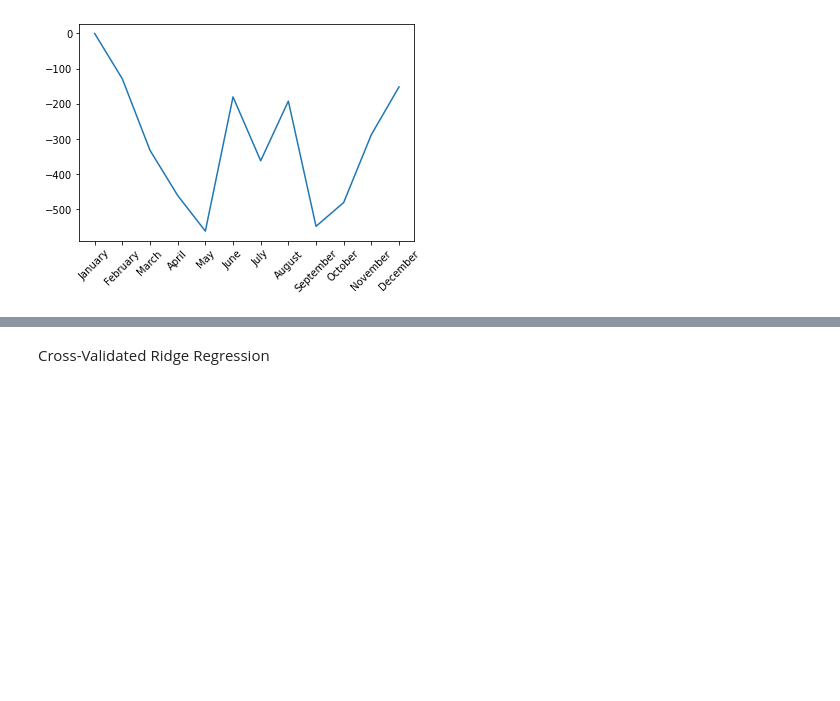
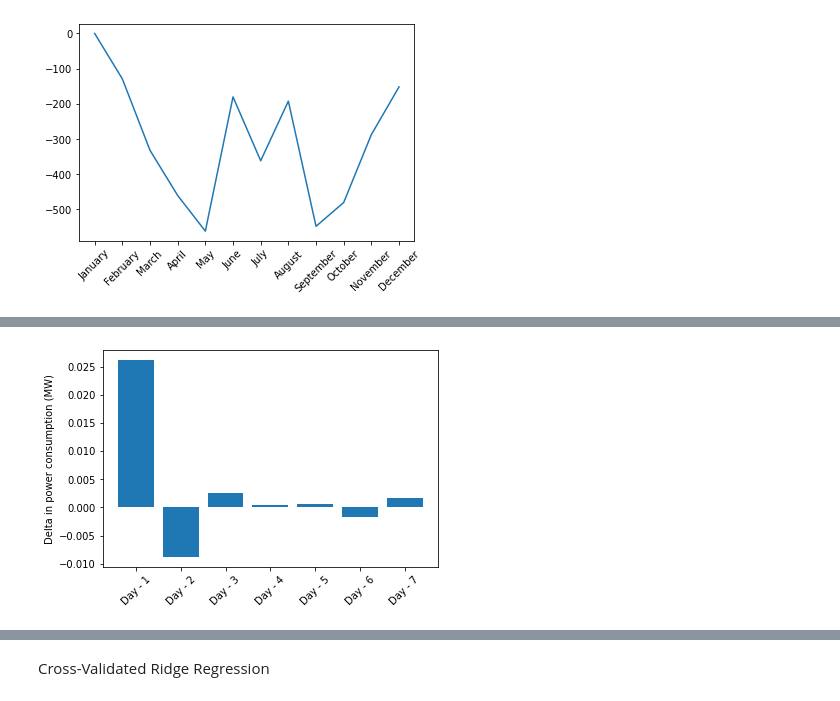
Before and after one commit to garberma/6.862-Project, a Jupyter notebook: BaselineModelingChicago.ipynb, the cells around one changed output, grey strips where cells are left out. Cells and saved outputs as stored; diff of their text form; code cells hidden in the pictures; blank space fills up the shorter version.

```diff
--- a/BaselineModelingChicago.ipynb
+++ b/BaselineModelingChicago.ipynb
@@ -107,0 +111,14 @@ plt.show()
+# %%
+coef_lag = []
+lags = ['Lag1', 'Lag2', 'Lag3', 'Lag4', 'Lag5', 'Lag6', 'Lag7']
+lags_labels = ['Day - 1', 'Day - 2', 'Day - 3', 'Day - 4', 'Day - 5', 'Day - 6', 'Day - 7']
+for lag in lags:
+    coef_lag += [coefficients[lag]]
+coef_lag = np.array(coef_lag)
+plt.figure()
+plt.bar(lags_labels, coef_lag)
+plt.xticks(rotation=45)
+plt.ylabel('Delta in power consumption (MW)')
+plt.savefig('figures/lags.png', dpi = 200)
+# %% [output]
+[figure, added]
```
Also changed, not shown: parts of 9 cells of this notebook, 7 other files.
